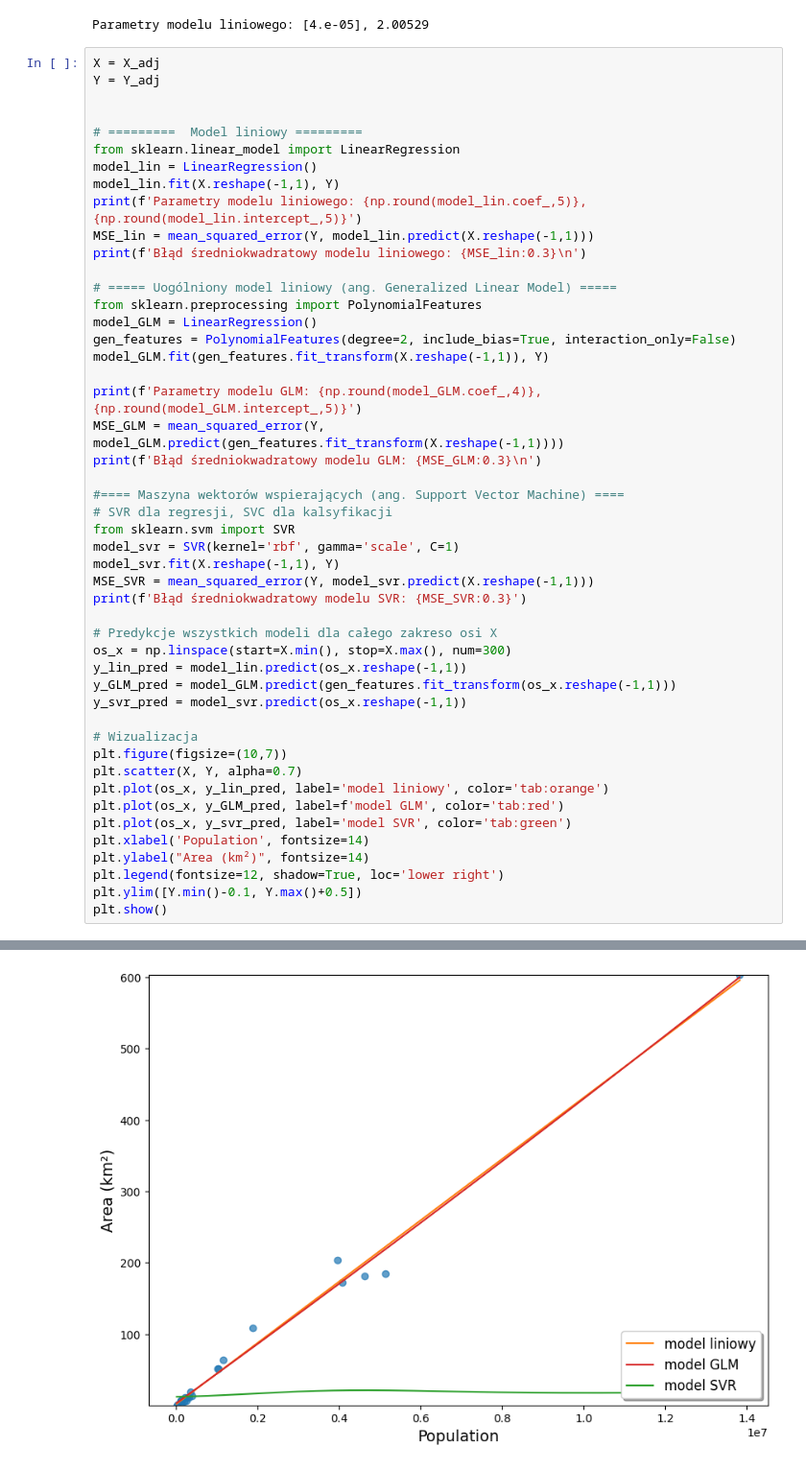
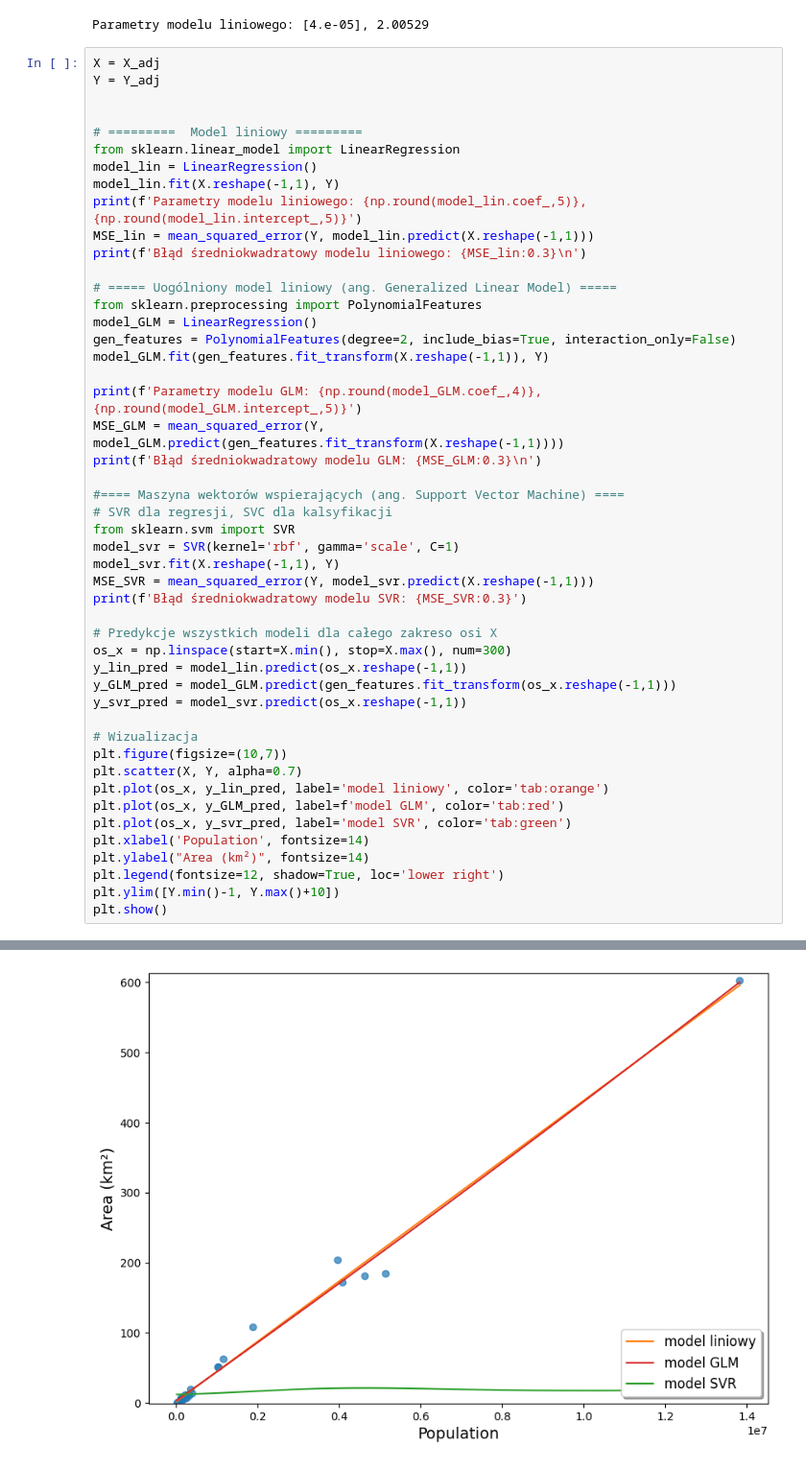
Before and after one commit to ShadowproofGamer/MSiD_lista_3, a Jupyter notebook: lista3.ipynb, the cells around one changed output, grey strips where cells are left out. Shown at 96% size. Saved outputs shown, nothing was run; the diff lists cells and outputs as text.

```diff
--- a/lista3.ipynb
+++ b/lista3.ipynb
@@ -352,32 +362,32 @@ print(f'Błąd średniokwadratowy modelu GLM: {MSE_GLM:0.3}\n')
 from sklearn.svm import SVR
 model_svr = SVR(kernel='rbf', gamma='scale', C=1)
 model_svr.fit(X.reshape(-1,1), Y)
 MSE_SVR = mean_squared_error(Y, model_svr.predict(X.reshape(-1,1)))
 print(f'Błąd średniokwadratowy modelu SVR: {MSE_SVR:0.3}')
 
 # Predykcje wszystkich modeli dla całego zakreso osi X
 os_x = np.linspace(start=X.min(), stop=X.max(), num=300)
 y_lin_pred = model_lin.predict(os_x.reshape(-1,1))
 y_GLM_pred = model_GLM.predict(gen_features.fit_transform(os_x.reshape(-1,1)))
 y_svr_pred = model_svr.predict(os_x.reshape(-1,1))
 
 # Wizualizacja
 plt.figure(figsize=(10,7))
 plt.scatter(X, Y, alpha=0.7)
 plt.plot(os_x, y_lin_pred, label='model liniowy', color='tab:orange')
 plt.plot(os_x, y_GLM_pred, label=f'model GLM', color='tab:red')
 plt.plot(os_x, y_svr_pred, label='model SVR', color='tab:green')
 plt.xlabel('Population', fontsize=14)
 plt.ylabel("Area (km²)", fontsize=14)
 plt.legend(fontsize=12, shadow=True, loc='lower right')
-plt.ylim([Y.min()-0.1, Y.max()+0.5])
+plt.ylim([Y.min()-1, Y.max()+10])
 plt.show()
 # %% [output]
 Parametry modelu liniowego: [4.e-05], 2.00529
 Błąd średniokwadratowy modelu liniowego: 1.77e+02
 
 Parametry modelu GLM: [0. 0. 0.], 3.16836
 Błąd średniokwadratowy modelu GLM: 1.74e+02
 
 Błąd średniokwadratowy modelu SVR: 2.11e+04
-[figure, old version]
+[figure, new version]
```
Also changed, not shown: parts of 12 cells of this notebook.
